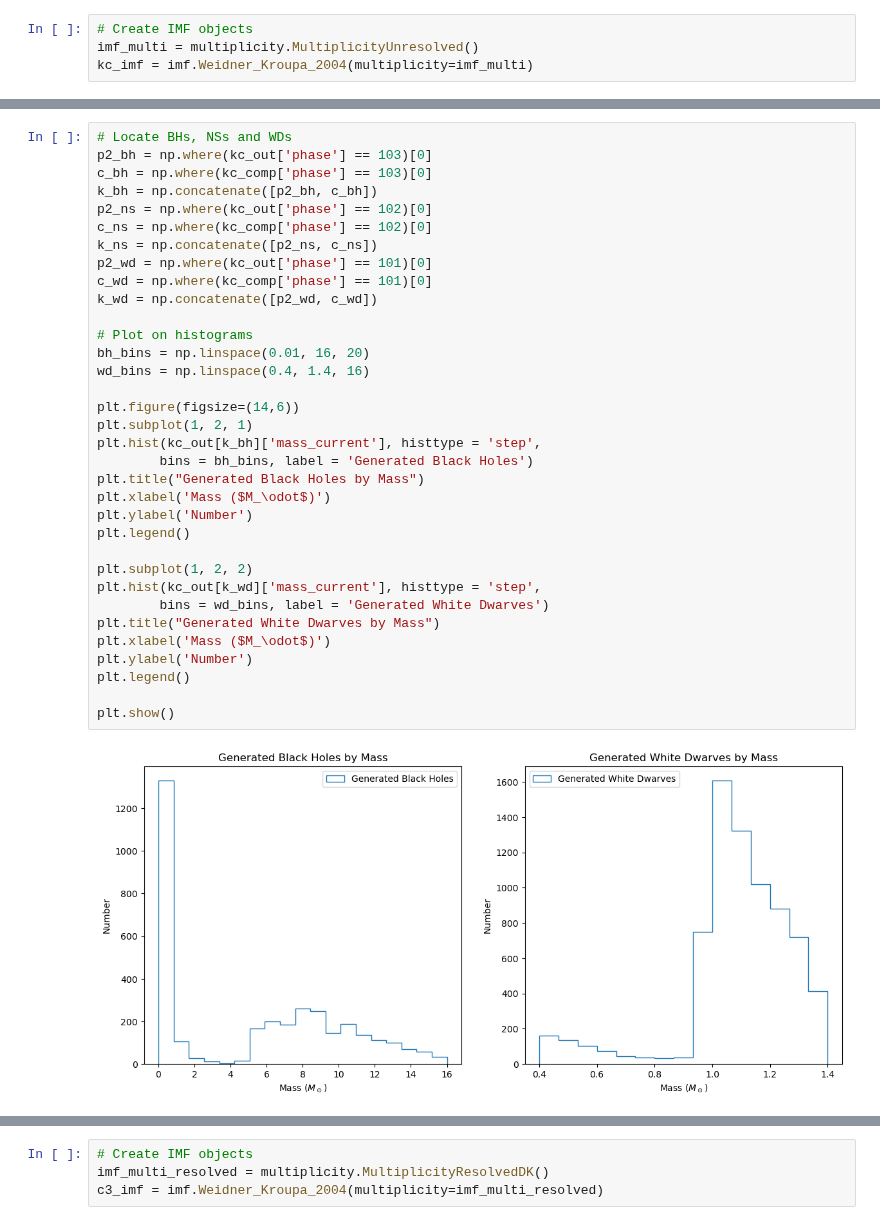
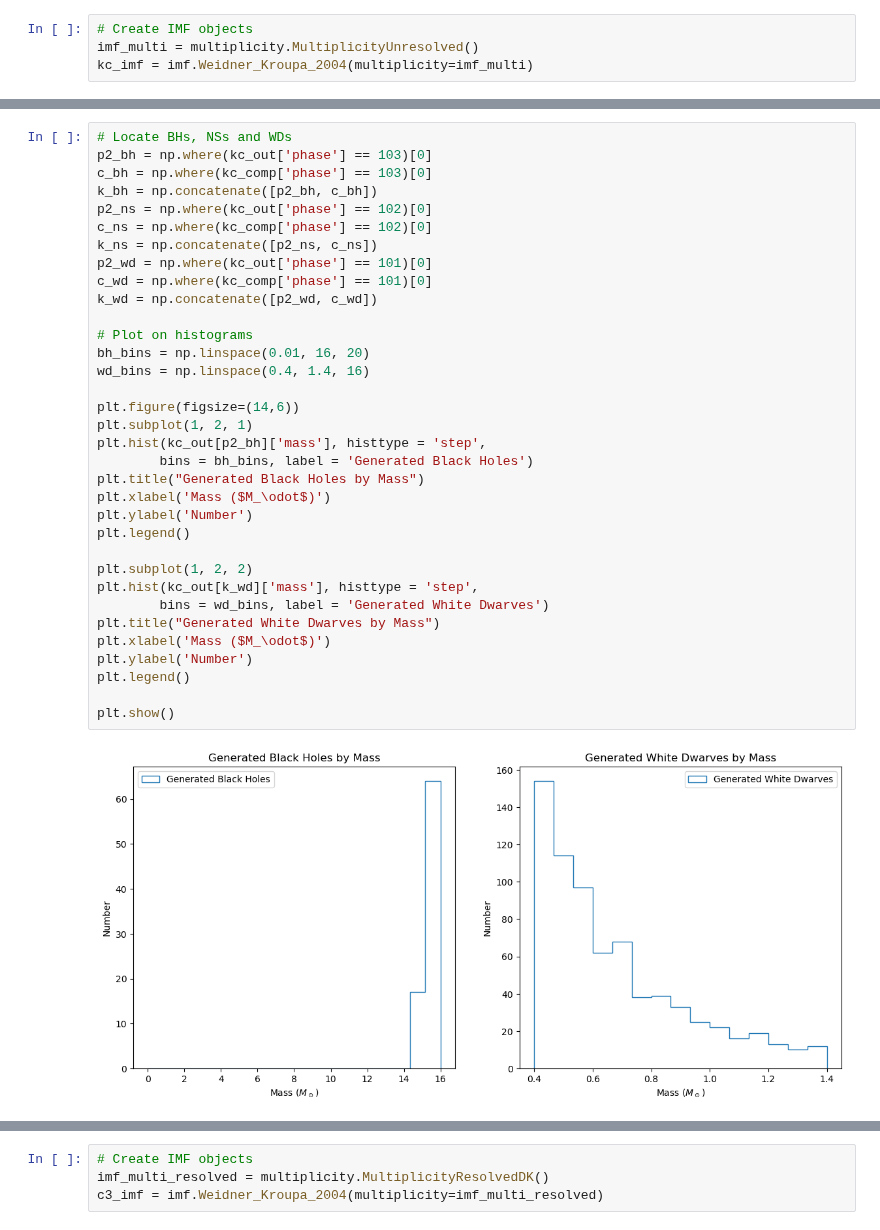
Before and after one commit to astropy/SPISEA, a Jupyter notebook: changes/Compact_Multiplicity.ipynb, the cells around one changed output, grey strips where cells are left out. Saved outputs shown, nothing was run; the diff lists cells and outputs as text.

```diff
--- a/changes/Compact_Multiplicity.ipynb
+++ b/changes/Compact_Multiplicity.ipynb
@@ -123,33 +123,33 @@ p2_bh = np.where(kc_out['phase'] == 103)[0]
 c_bh = np.where(kc_comp['phase'] == 103)[0]
 k_bh = np.concatenate([p2_bh, c_bh])
 p2_ns = np.where(kc_out['phase'] == 102)[0]
 c_ns = np.where(kc_comp['phase'] == 102)[0]
 k_ns = np.concatenate([p2_ns, c_ns])
 p2_wd = np.where(kc_out['phase'] == 101)[0]
 c_wd = np.where(kc_comp['phase'] == 101)[0]
 k_wd = np.concatenate([p2_wd, c_wd])
 
 # Plot on histograms
 bh_bins = np.linspace(0.01, 16, 20)
 wd_bins = np.linspace(0.4, 1.4, 16)
 
 plt.figure(figsize=(14,6))
 plt.subplot(1, 2, 1)
-plt.hist(kc_out[k_bh]['mass_current'], histtype = 'step',
+plt.hist(kc_out[p2_bh]['mass'], histtype = 'step',
         bins = bh_bins, label = 'Generated Black Holes')
 plt.title("Generated Black Holes by Mass")
 plt.xlabel('Mass ($M_\odot$)')
 plt.ylabel('Number')
 plt.legend()
 
 plt.subplot(1, 2, 2)
-plt.hist(kc_out[k_wd]['mass_current'], histtype = 'step',
+plt.hist(kc_out[k_wd]['mass'], histtype = 'step',
         bins = wd_bins, label = 'Generated White Dwarves')
 plt.title("Generated White Dwarves by Mass")
 plt.xlabel('Mass ($M_\odot$)')
 plt.ylabel('Number')
 plt.legend()
 
 plt.show()
 # %% [output]
-[figure, old version]
+[figure, new version]
```
Also changed, not shown: parts of 10 cells of this notebook.
